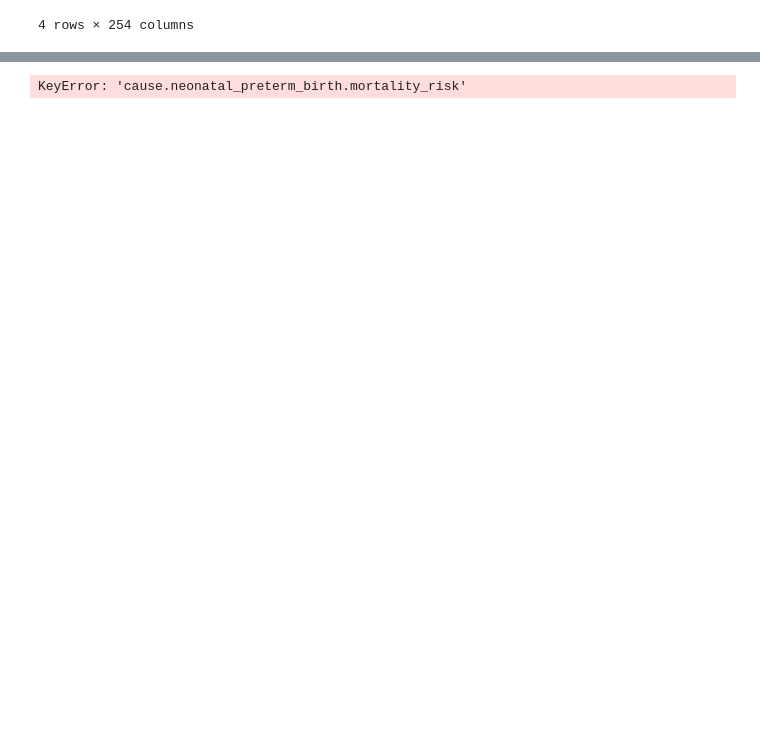
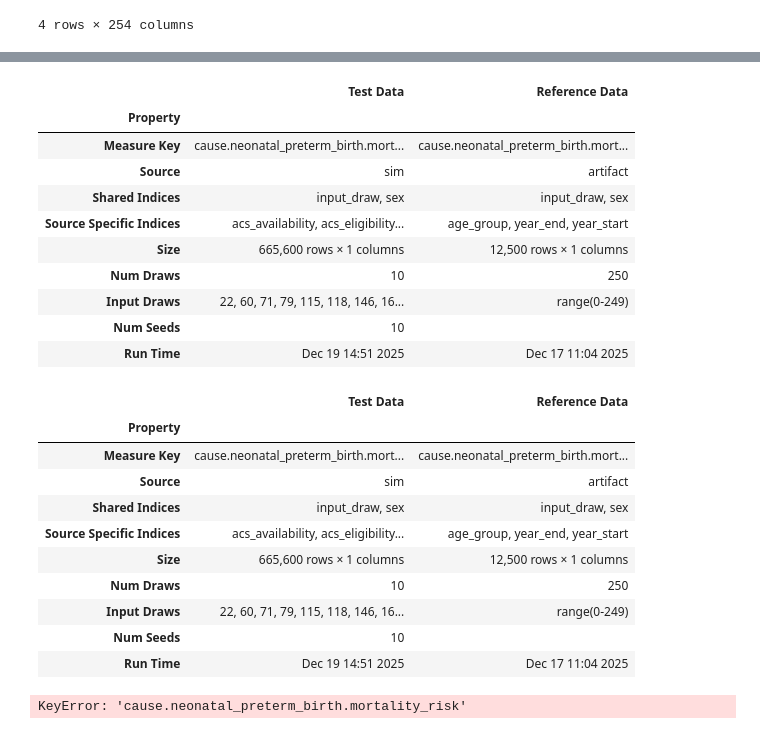
Before and after one commit to ihmeuw/vivarium_gates_mncnh, a Jupyter notebook: src/vivarium_gates_mncnh/validation/vc_notebooks/neonatal_checks.ipynb, the cells around one changed output, grey strips where cells are left out. Cells and saved outputs as stored; diff of their text form; code cells hidden in the pictures; blank space fills up the shorter version.

```diff
--- a/src/vivarium_gates_mncnh/validation/vc_notebooks/neonatal_checks.ipynb
+++ b/src/vivarium_gates_mncnh/validation/vc_notebooks/neonatal_checks.ipynb
@@ -424,0 +428,3 @@ TypeError: NeonatalPretermBirthMortalityRisk.__init__() takes 1 positional argum
+# %%
+vc.metadata(preterm_birth_key)
+# %% [output]
@@ -425,3 +433,25 @@ TypeError: NeonatalPretermBirthMortalityRisk.__init__() takes 1 positional argum
+|  | Test Data | Reference Data |
+| Property |  |  |
+| Measure Key | cause.neonatal_preterm_birth.mort... | cause.neonatal_preterm_birth.mort... |
+| Source | sim | artifact |
+| Shared Indices | input_draw, sex | input_draw, sex |
+| Source Specific Indices | acs_availability, acs_eligibility... | age_group, year_end, year_start |
+| Size | 665,600 rows × 1 columns | 12,500 rows × 1 columns |
+| Num Draws | 10 | 250 |
+| Input Draws | 22, 60, 71, 79, 115, 118, 146, 16... | range(0-249) |
+| Num Seeds | 10 |  |
+| Run Time | Dec 19 14:51 2025 | Dec 17 11:04 2025 |
+|  | Test Data | Reference Data |
+| Property |  |  |
+| Measure Key | cause.neonatal_preterm_birth.mort... | cause.neonatal_preterm_birth.mort... |
+| Source | sim | artifact |
+| Shared Indices | input_draw, sex | input_draw, sex |
+| Source Specific Indices | acs_availability, acs_eligibility... | age_group, year_end, year_start |
+| Size | 665,600 rows × 1 columns | 12,500 rows × 1 columns |
+| Num Draws | 10 | 250 |
+| Input Draws | 22, 60, 71, 79, 115, 118, 146, 16... | range(0-249) |
+| Num Seeds | 10 |  |
+| Run Time | Dec 19 14:51 2025 | Dec 17 11:04 2025 |
 # %%
 preterm_diff = vc.get_frame(
     preterm_birth_key,
```
Also changed, not shown: parts of 12 cells of this notebook.
